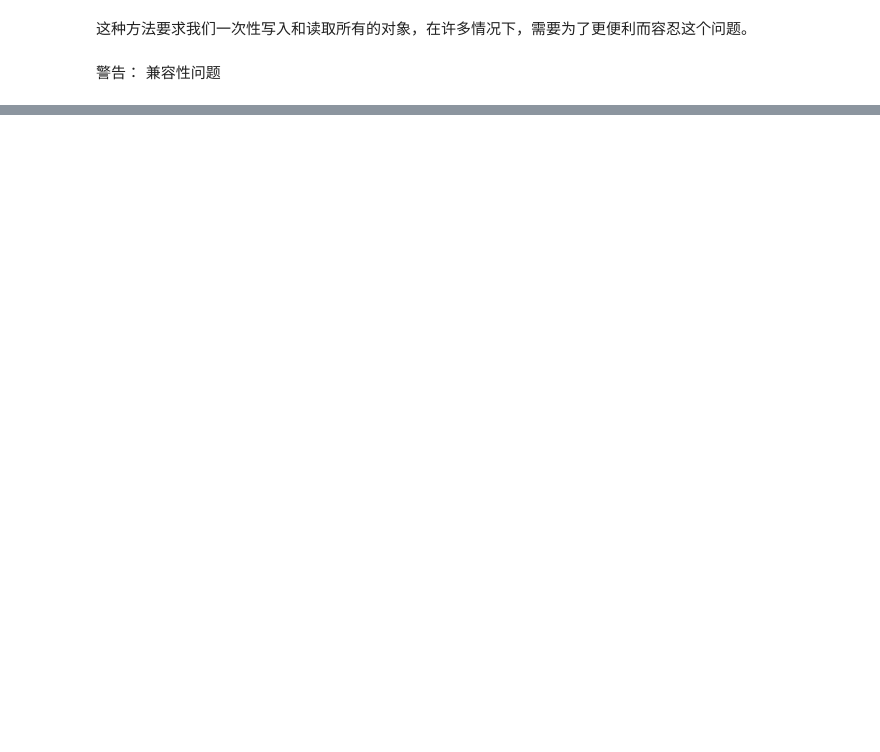
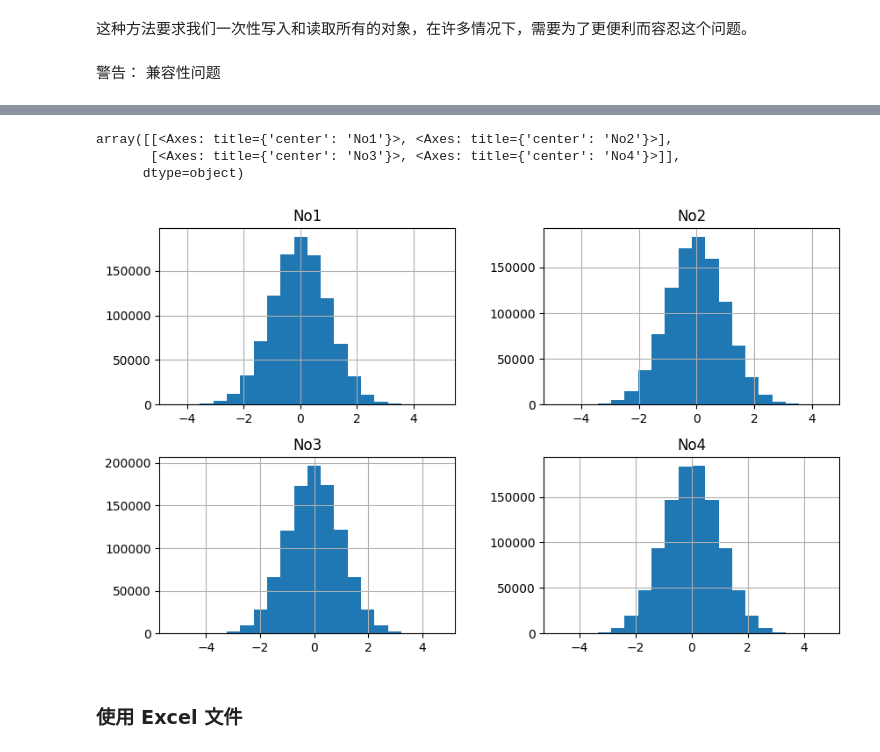
Before and after one commit to JPL-JUNO/Data-Analysis-and-Science, a Jupyter notebook: P4F/Ch09_IO.ipynb, the cells around one changed output, grey strips where cells are left out. Cells and saved outputs as stored; diff of their text form; code cells hidden in the pictures; blank space fills up the shorter version.

```diff
--- a/P4F/Ch09_IO.ipynb
+++ b/P4F/Ch09_IO.ipynb
@@ -103,0 +527,9 @@ y [ 6.22017519 16.06031157  3.95945789  0.66340937]
+# %%
+df[['No1', 'No2', 'No3', 'No4']].hist(bins=20)
+# %% [output]
+array([[<Axes: title={'center': 'No1'}>, <Axes: title={'center': 'No2'}>],
+       [<Axes: title={'center': 'No3'}>, <Axes: title={'center': 'No4'}>]],
+      dtype=object)
+[figure, added]
+# %% [markdown]
+### 使用 Excel 文件
```
Also changed, not shown: parts of 84 cells of this notebook, 3 other files.
